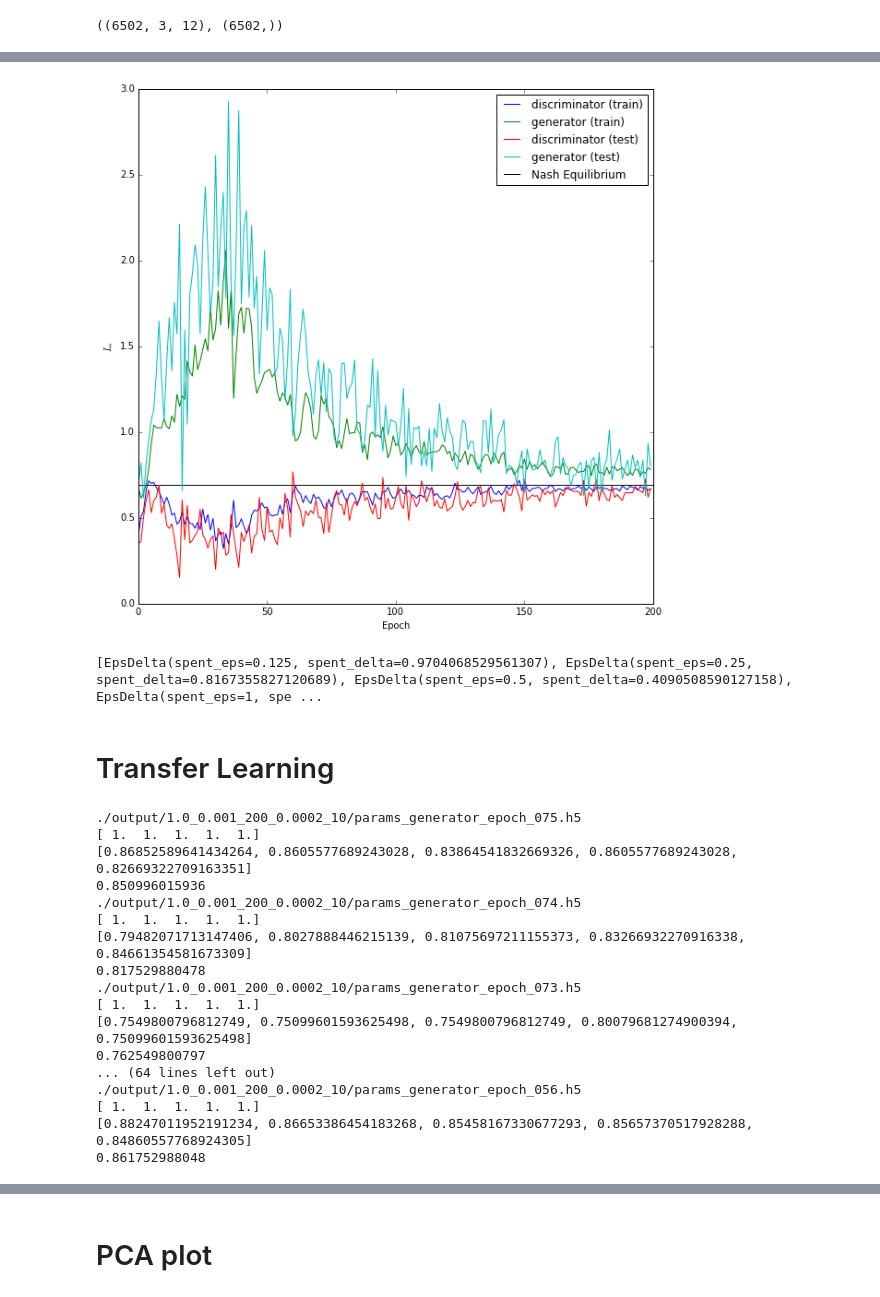
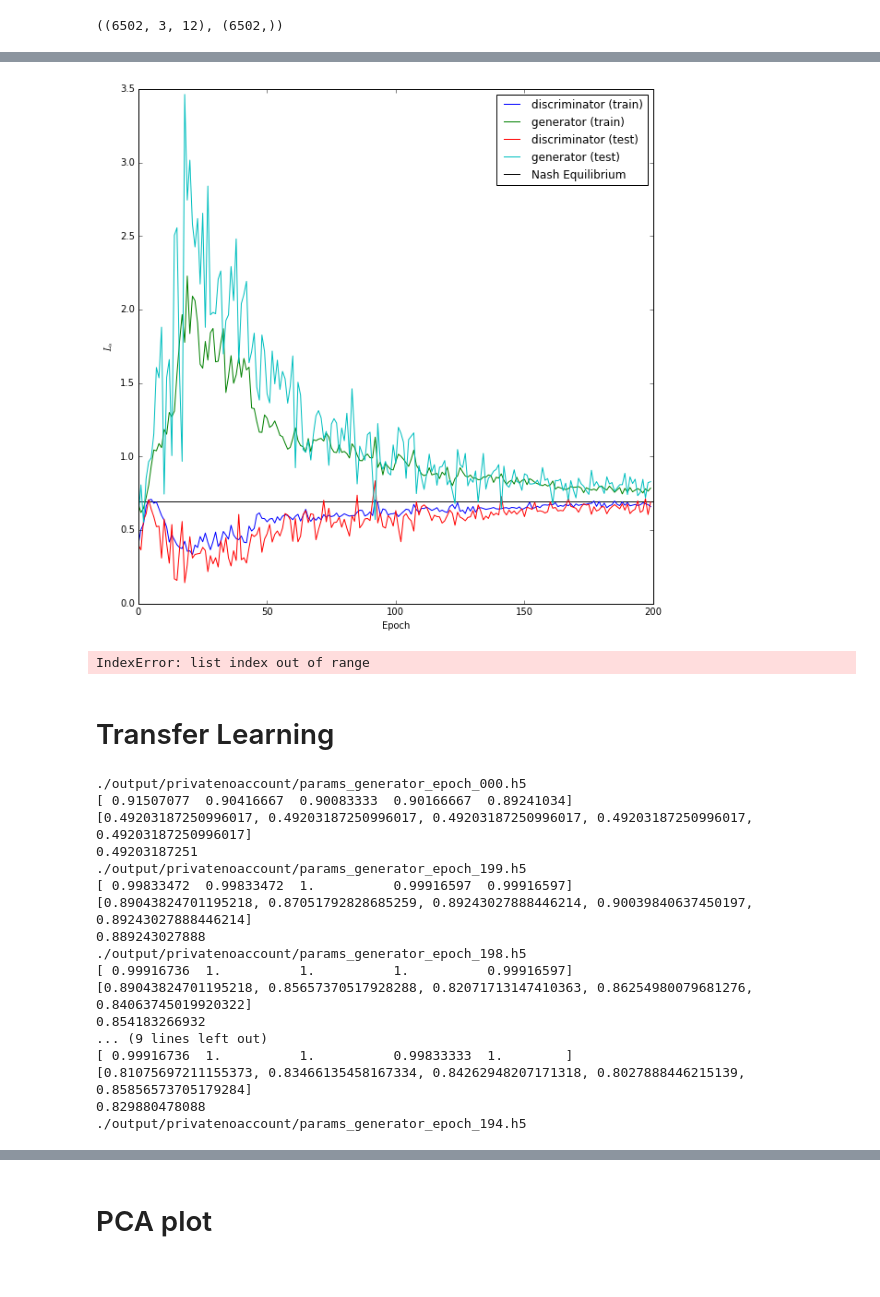
Before and after one commit to greenelab/SPRINT_gan, a Jupyter notebook: PredictGroup.ipynb, the cells around one changed output, grey strips where cells are left out. Cells and saved outputs as stored; diff of their text form; code cells hidden in the pictures.

Commit message:
acgan added

```diff
--- a/PredictGroup.ipynb
+++ b/PredictGroup.ipynb
@@ -39,41 +38,45 @@ print(np.where(abs(noise)<0.01))
 # %%
+#public - acgan_200_0.0002_100
+#privatenoacount - ea2.0_0.0001_200_0.0002_100
+#private
+
 #directory = './output/2.0_0.001_200_0.002_100/'
-directory = './output/1.0_0.001_200_0.0002_100/'
+directory = './output/' + 'privatenoaccount/'
 # %%
 import h5py
 import matplotlib.pyplot as plt
 import pandas as pd
 
 %matplotlib inline
 plt.figure(figsize=(10,10))
 
-hist = pkl.load(open(directory + '/acgan-history.pkl', 'rb'))
+hist = pkl.load(open(directory + 'acgan-history.pkl', 'rb'))
 losses = ['loss', 'generation_loss', 'auxiliary_loss']
 
 for p in ['train', 'test']:
     for g in ['discriminator', 'generator']:
         hist[p][g] = pd.DataFrame(hist[p][g], columns=losses)
 
 for p in ['train', 'test']:
     for g in ['discriminator', 'generator']:
         plt.plot(hist[p][g]['generation_loss'], label='{} ({})'.format(g, p))
 
 # get the NE and show as an equilibrium point
 plt.hlines(-np.log(0.5), 0, hist[p][g]['generation_loss'].shape[0], label='Nash Equilibrium')
 plt.legend()
 plt.xlabel('Epoch')
 plt.ylabel(r'$L_s$')
 
 plt.show()
 
 # for p in hist['privacy']:
 #     print(p)
 # %% [output]
-[figure, old version]
+[figure, new version]
 # %%
 print(hist['privacy'][-1])
 # %% [output]
-[EpsDelta(spent_eps=0.125, spent_delta=0.9704068529561307), EpsDelta(spent_eps=0.25, spent_delta=0.8167355827120689), EpsDelta(spent_eps=0.5, spent_delta=0.4090508590127158), EpsDelta(spent_eps=1, spe ...
+IndexError: list index out of range
 # %% [markdown]
 # Transfer Learning
 # %%
@@ -89,7 +92,8 @@ from keras.models import load_model
 latent_size = 100
 
 # for i in range(15, 30):
-for i in range(125, 145):
+mean_scores = []
+for i in range(0, 200):
     gen_name = sorted(glob(directory + 'params_generator*'))[-i]
     print(gen_name)
     g = load_model(gen_name)
@@ -142,21 +146,22 @@ for i in range(125, 145):
         score_list.append(accuracy_score(y_test, gen_y_pred))
     print(score_list)
     print(np.mean(score_list))
+    mean_scores.append(np.mean(score_list))
 # %% [output]
-./output/1.0_0.001_200_0.0002_10/params_generator_epoch_075.h5
-[ 1.  1.  1.  1.  1.]
-[0.86852589641434264, 0.8605577689243028, 0.83864541832669326, 0.8605577689243028, 0.82669322709163351]
-0.850996015936
-./output/1.0_0.001_200_0.0002_10/params_generator_epoch_074.h5
-[ 1.  1.  1.  1.  1.]
-[0.79482071713147406, 0.8027888446215139, 0.81075697211155373, 0.83266932270916338, 0.84661354581673309]
-0.817529880478
-./output/1.0_0.001_200_0.0002_10/params_generator_epoch_073.h5
-[ 1.  1.  1.  1.  1.]
-[0.7549800796812749, 0.75099601593625498, 0.7549800796812749, 0.80079681274900394, 0.75099601593625498]
-0.762549800797
-... (64 lines left out)
-./output/1.0_0.001_200_0.0002_10/params_generator_epoch_056.h5
-[ 1.  1.  1.  1.  1.]
-[0.88247011952191234, 0.86653386454183268, 0.85458167330677293, 0.85657370517928288, 0.84860557768924305]
-0.861752988048
+./output/privatenoaccount/params_generator_epoch_000.h5
+[ 0.91507077  0.90416667  0.90083333  0.90166667  0.89241034]
+[0.49203187250996017, 0.49203187250996017, 0.49203187250996017, 0.49203187250996017, 0.49203187250996017]
+0.49203187251
+./output/privatenoaccount/params_generator_epoch_199.h5
+[ 0.99833472  0.99833472  1.          0.99916597  0.99916597]
+[0.89043824701195218, 0.87051792828685259, 0.89243027888446214, 0.90039840637450197, 0.89243027888446214]
+0.889243027888
+./output/privatenoaccount/params_generator_epoch_198.h5
+[ 0.99916736  1.          1.          1.          0.99916597]
+[0.89043824701195218, 0.85657370517928288, 0.82071713147410363, 0.86254980079681276, 0.84063745019920322]
+0.854183266932
+... (9 lines left out)
+[ 0.99916736  1.          1.          0.99833333  1.        ]
+[0.81075697211155373, 0.83466135458167334, 0.84262948207171318, 0.8027888446215139, 0.85856573705179284]
+0.829880478088
+./output/privatenoaccount/params_generator_epoch_194.h5
```
Also changed, not shown: parts of 4 cells of this notebook, 6 other files.
